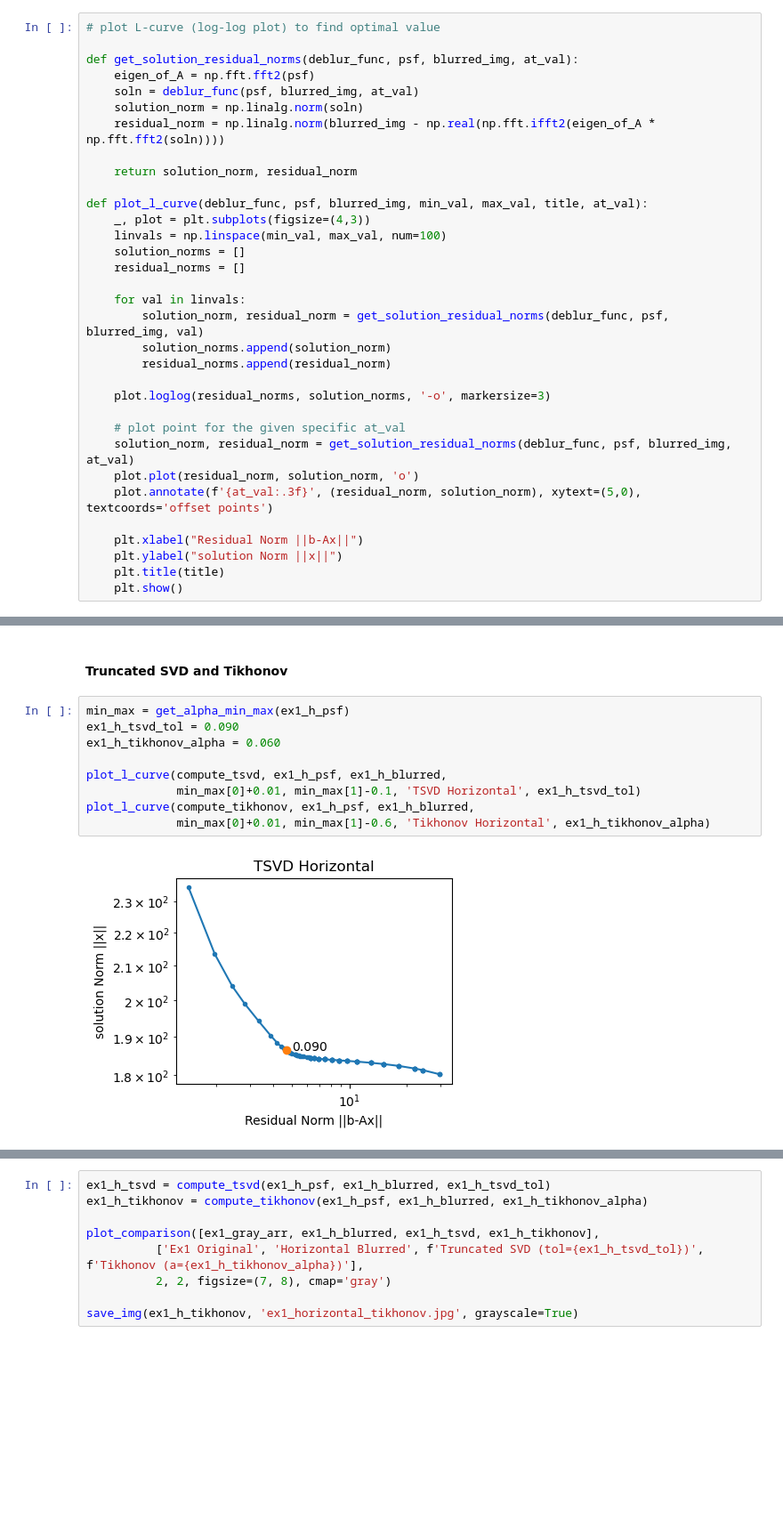
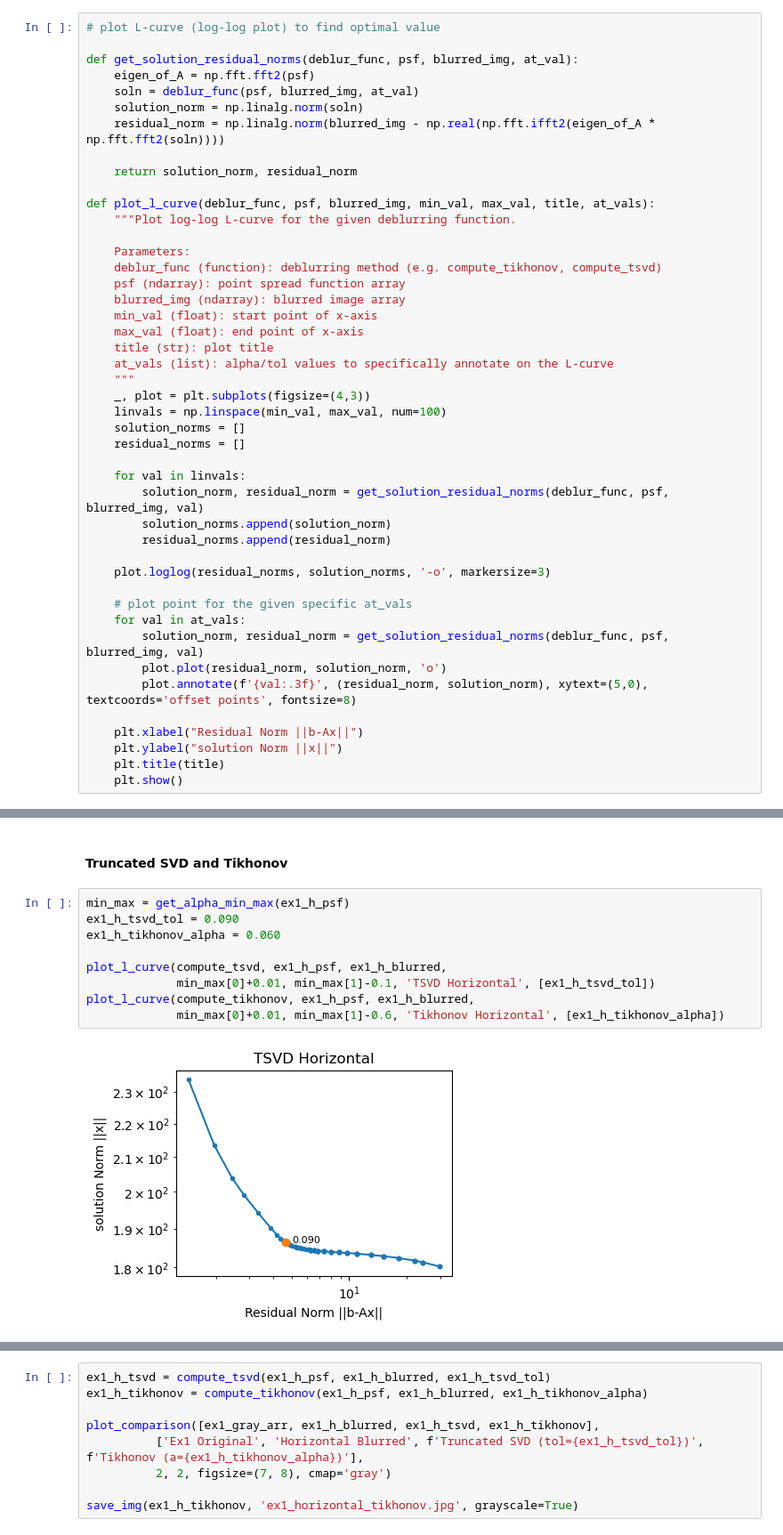
Before and after one commit to lunakim-ubc/ImageDeblurring, a Jupyter notebook: motion_deblur_linear.ipynb, the cells around one changed output, grey strips where cells are left out. Shown at 89% size. Cells and saved outputs as stored; diff of their text form; blank space fills up the shorter version.

Commit message:
add Test3 for Example 3, and update plot_l_curve function

```diff
--- a/motion_deblur_linear.ipynb
+++ b/motion_deblur_linear.ipynb
@@ -189,7 +189,18 @@ def get_solution_residual_norms(deblur_func, psf, blurred_img, at_val):
 
     return solution_norm, residual_norm
 
-def plot_l_curve(deblur_func, psf, blurred_img, min_val, max_val, title, at_val):
+def plot_l_curve(deblur_func, psf, blurred_img, min_val, max_val, title, at_vals):
+    """Plot log-log L-curve for the given deblurring function.
+
+    Parameters:
+    deblur_func (function): deblurring method (e.g. compute_tikhonov, compute_tsvd)
+    psf (ndarray): point spread function array
+    blurred_img (ndarray): blurred image array
+    min_val (float): start point of x-axis
+    max_val (float): end point of x-axis
+    title (str): plot title
+    at_vals (list): alpha/tol values to specifically annotate on the L-curve
+    """
     _, plot = plt.subplots(figsize=(4,3))
     linvals = np.linspace(min_val, max_val, num=100)
     solution_norms = []
@@ -202,10 +213,11 @@ def plot_l_curve(deblur_func, psf, blurred_img, min_val, max_val, title, at_val)
 
     plot.loglog(residual_norms, solution_norms, '-o', markersize=3)
 
-    # plot point for the given specific at_val
-    solution_norm, residual_norm = get_solution_residual_norms(deblur_func, psf, blurred_img, at_val)
-    plot.plot(residual_norm, solution_norm, 'o')
-    plot.annotate(f'{at_val:.3f}', (residual_norm, solution_norm), xytext=(5,0), textcoords='offset points')
+    # plot point for the given specific at_vals
+    for val in at_vals:
+        solution_norm, residual_norm = get_solution_residual_norms(deblur_func, psf, blurred_img, val)
+        plot.plot(residual_norm, solution_norm, 'o')
+        plot.annotate(f'{val:.3f}', (residual_norm, solution_norm), xytext=(5,0), textcoords='offset points', fontsize=8)
 
     plt.xlabel("Residual Norm ||b-Ax||")
     plt.ylabel("solution Norm ||x||")
@@ -266,11 +278,11 @@ plot_comparison([ex1_gray_arr, ex1_h_naive, ex1_v_naive],
 # %%
 min_max = get_alpha_min_max(ex1_h_psf)
 ex1_h_tsvd_tol = 0.090
 ex1_h_tikhonov_alpha = 0.060
 
 plot_l_curve(compute_tsvd, ex1_h_psf, ex1_h_blurred,
-             min_max[0]+0.01, min_max[1]-0.1, 'TSVD Horizontal', ex1_h_tsvd_tol)
+             min_max[0]+0.01, min_max[1]-0.1, 'TSVD Horizontal', [ex1_h_tsvd_tol])
 plot_l_curve(compute_tikhonov, ex1_h_psf, ex1_h_blurred,
-             min_max[0]+0.01, min_max[1]-0.6, 'Tikhonov Horizontal', ex1_h_tikhonov_alpha)
+             min_max[0]+0.01, min_max[1]-0.6, 'Tikhonov Horizontal', [ex1_h_tikhonov_alpha])
 # %% [output]
-[figure, old version]
+[figure, new version]
```
Also changed, not shown: parts of 8 cells of this notebook, 11 other files.
